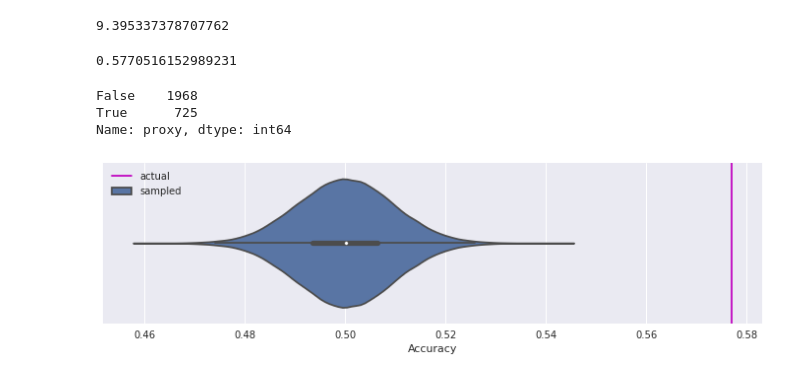
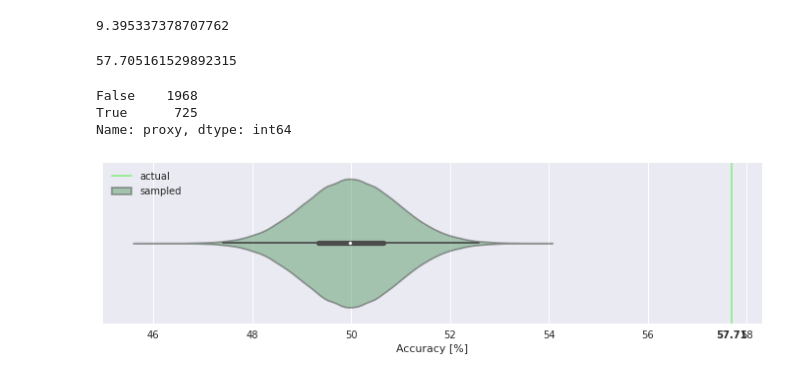
Before and after one commit to gemeinl/eeg-brain-age, a Jupyter notebook: statistics.ipynb, the cells around one changed output. Cells and saved outputs as stored; diff of their text form; code cells hidden in the pictures.

```diff
--- a/statistics.ipynb
+++ b/statistics.ipynb
@@ -43,8 +43,17 @@ ax.legend(['sampled', 'actual'])
 # %%
-fig, ax = plt.subplots(1, 1, figsize=(12, 3))
-ax.axvline(orig_mean_gap_diff, c='m')
-ax = sns.violinplot(x=mean_gap_diffs, kde=True)
+sns.set_color_codes('deep')
+fig, ax = plt.subplots(1, 1, figsize=(12,3))
+ax.axvline(orig_mean_gap_diff, c='lightgreen')
+ax = sns.violinplot(x=mean_gap_diffs, kde=True, color='g')
+# set violin alpha = .5
+from matplotlib.collections import PolyCollection
+for art in ax.get_children():
+    if isinstance(art, PolyCollection):
+        art.set_alpha(.5)
 ax.set_xlabel('Mean Brain Age Gap Difference [years]')
 ax.legend(['actual', 'sampled'])
+offset = .04
+ax.text(orig_mean_gap_diff, ax.get_ylim()[0]+offset, f'{orig_mean_gap_diff:.2f}',
+        ha='center', va='top', fontweight='bold')
 # fig.savefig('/home/jovyan/permutation_test.png', bbox_inches='tight', dpi=300)
 # %% [output]
@@ -70,11 +78,11 @@ df['gap'] = df.y_true - df.y_pred
 # %%
 df['proxy'] = df['gap'] > 7.7
 # %%
-acc = (df.proxy == df.pathological).mean()
+acc = (df.proxy == df.pathological).mean() * 100
 # %%
 acc
 # %% [output]
-0.5770516152989231
+57.705161529892315
 # %%
 df.proxy.value_counts()
 # %% [output]
@@ -87,13 +95,21 @@ n_repetitions = 100000
 accs = []
 for n in range(n_repetitions):
     choices = np.random.choice(2, len(df))
-    accs.append((choices == df.pathological).mean())
+    accs.append((choices == df.pathological).mean()*100)
 # %%
 fig, ax = plt.subplots(1, 1, figsize=(12, 3))
-ax.axvline(acc, c='m')
-ax = sns.violinplot(x=accs, kde=True)
-ax.set_xlabel('Accuracy')
+ax.axvline(acc, c='lightgreen')
+ax = sns.violinplot(x=accs, kde=True, color='g')
+# set violin alpha = .5
+from matplotlib.collections import PolyCollection
+for art in ax.get_children():
+    if isinstance(art, PolyCollection):
+        art.set_alpha(.5)
+ax.set_xlabel('Accuracy [%]')
 ax.legend(['actual', 'sampled'])
+offset = .04
+ax.text(acc, ax.get_ylim()[0]+offset, f'{acc:.2f}',
+        ha='center', va='top', fontweight='bold')
 # fig.savefig('/home/jovyan/permutation_test_proxy.png', bbox_inches='tight', dpi=300)
 # %% [output]
-[figure, old version]
+[figure, new version]
```
Also changed, not shown: parts of 2 cells of this notebook, 3 other files.
